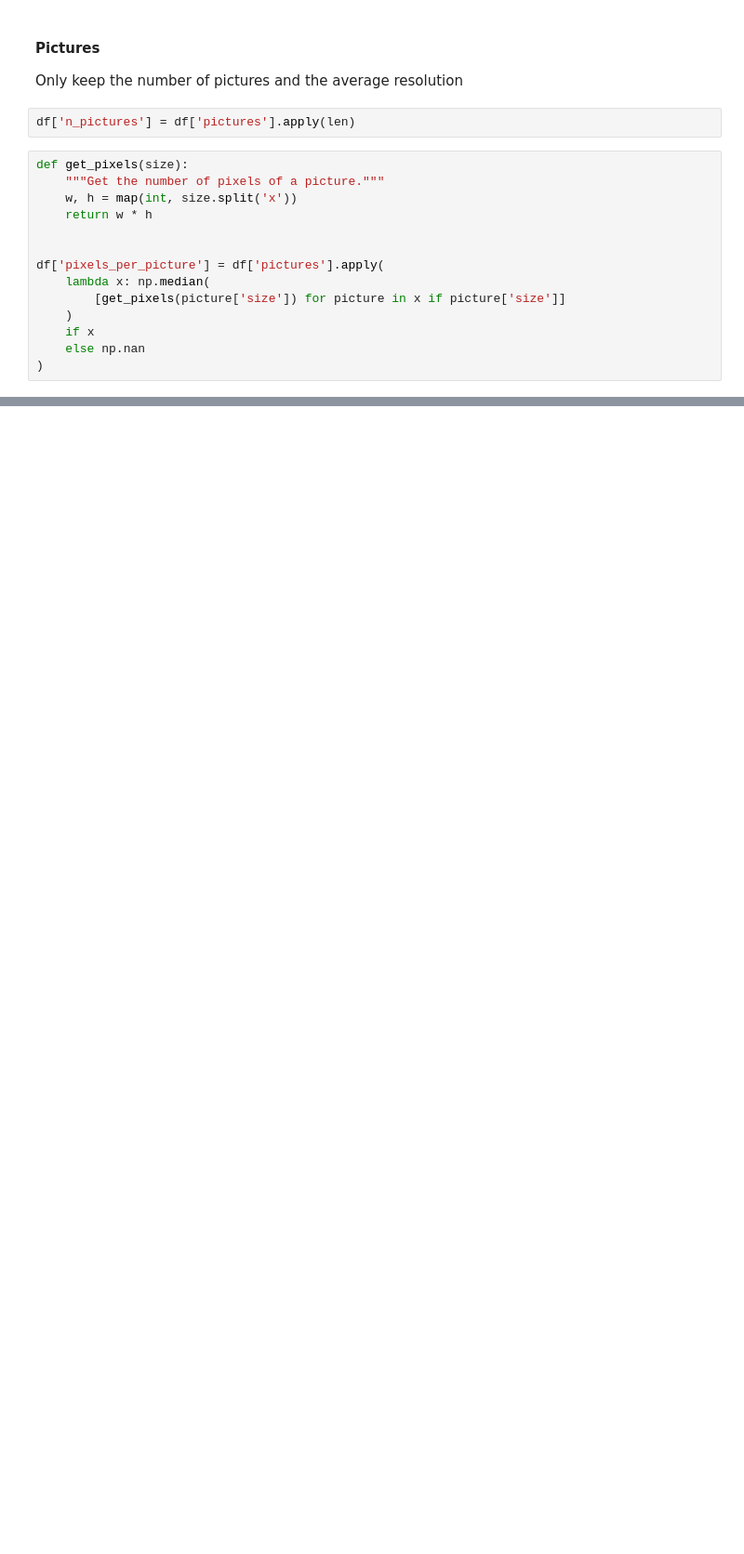
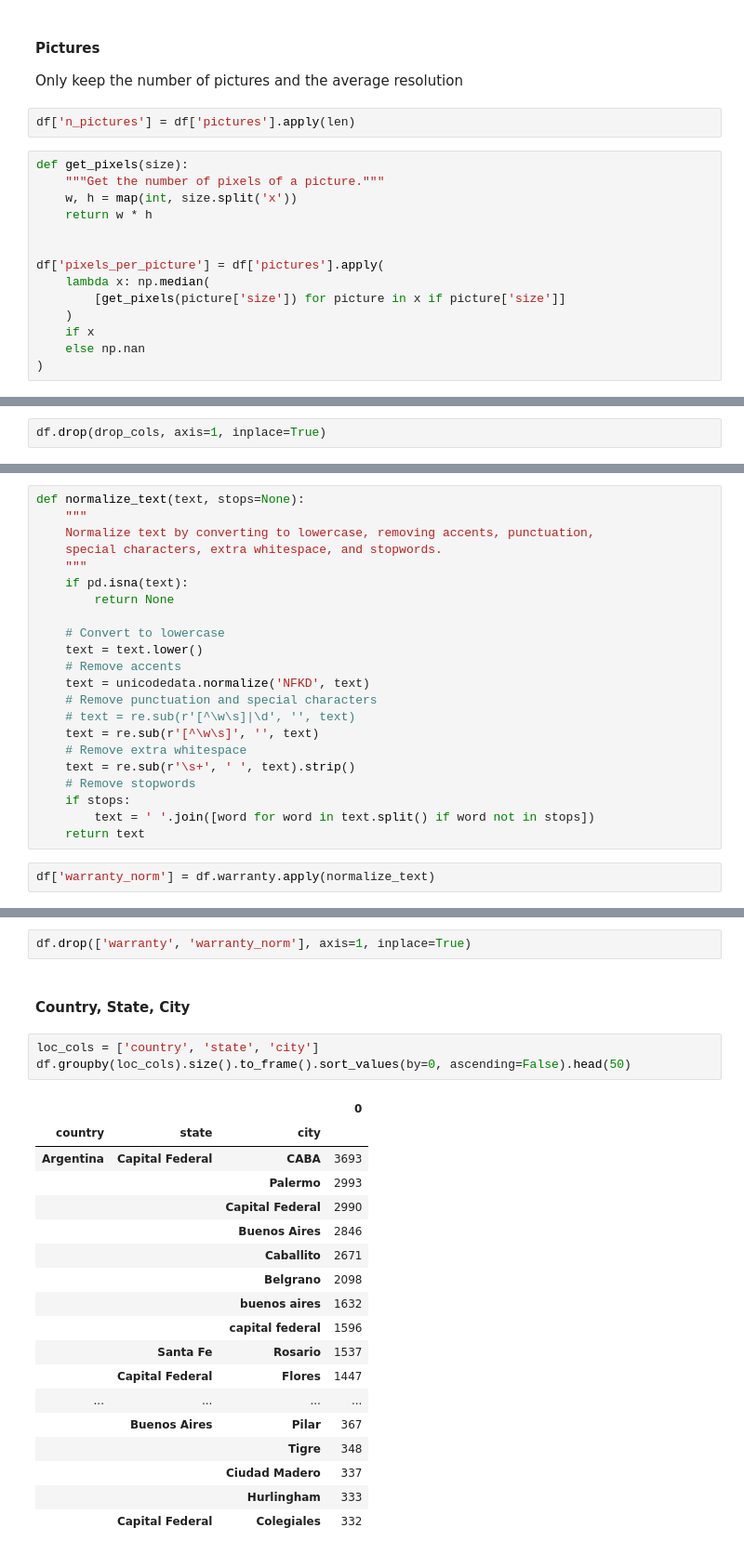
Before and after one commit to dewith/new-or-used, a Jupyter notebook: notebooks/01_data_exploration.ipynb, the cells around one changed output, grey strips where cells are left out. Shown at 93% size. Cells and saved outputs as stored; diff of their text form; blank space fills up the shorter version.

```diff
--- a/notebooks/01_data_exploration.ipynb
+++ b/notebooks/01_data_exploration.ipynb
@@ -729,0 +718,2 @@ plt.show()
+# %%
+df.drop(drop_cols, axis=1, inplace=True)
@@ -729,0 +746,24 @@ plt.show()
+# %%
+def normalize_text(text, stops=None):
+    """
+    Normalize text by converting to lowercase, removing accents, punctuation,
+    special characters, extra whitespace, and stopwords.
+    """
+    if pd.isna(text):
+        return None
+
+    # Convert to lowercase
+    text = text.lower()
+    # Remove accents
+    text = unicodedata.normalize('NFKD', text)
+    # Remove punctuation and special characters
+    # text = re.sub(r'[^\w\s]|\d', '', text)
+    text = re.sub(r'[^\w\s]', '', text)
+    # Remove extra whitespace
+    text = re.sub(r'\s+', ' ', text).strip()
+    # Remove stopwords
+    if stops:
+        text = ' '.join([word for word in text.split() if word not in stops])
+    return text
+# %%
+df['warranty_norm'] = df.warranty.apply(normalize_text)
@@ -729,0 +779,26 @@ plt.show()
+# %%
+df.drop(['warranty', 'warranty_norm'], axis=1, inplace=True)
+# %% [markdown]
+#### Country, State, City
+# %%
+loc_cols = ['country', 'state', 'city']
+df.groupby(loc_cols).size().to_frame().sort_values(by=0, ascending=False).head(50)
+# %% [output]
+|  |  |  | 0 |
+| country | state | city |  |
+| Argentina | Capital Federal | CABA | 3693 |
+|  |  | Palermo | 2993 |
+|  |  | Capital Federal | 2990 |
+|  |  | Buenos Aires | 2846 |
+|  |  | Caballito | 2671 |
+|  |  | Belgrano | 2098 |
+|  |  | buenos aires | 1632 |
+|  |  | capital federal | 1596 |
+|  | Santa Fe | Rosario | 1537 |
+|  | Capital Federal | Flores | 1447 |
+| ... | ... | ... | ... |
+|  | Buenos Aires | Pilar | 367 |
+|  |  | Tigre | 348 |
+|  |  | Ciudad Madero | 337 |
+|  |  | Hurlingham | 333 |
+|  | Capital Federal | Colegiales | 332 |
```
Also changed, not shown: parts of 143 cells of this notebook, 2 other files.
